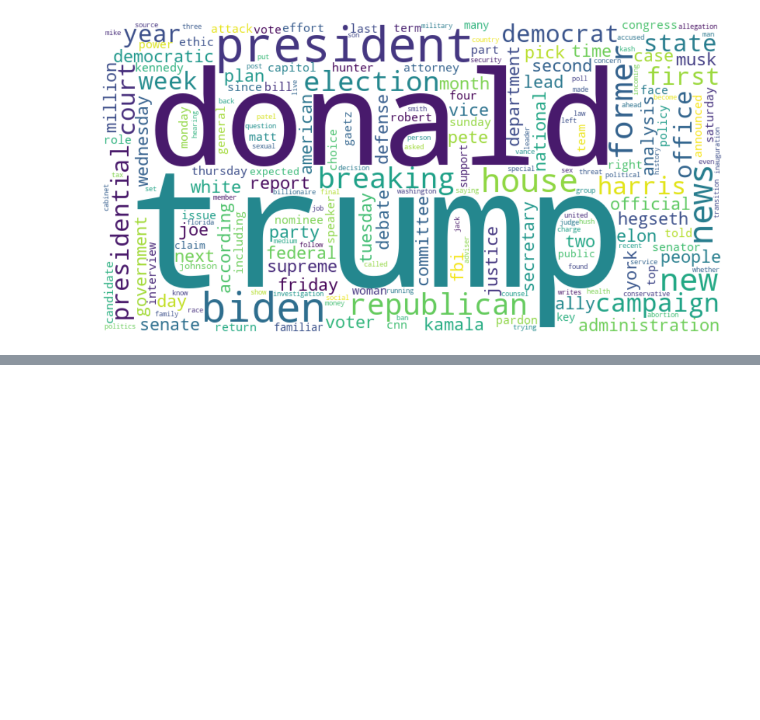
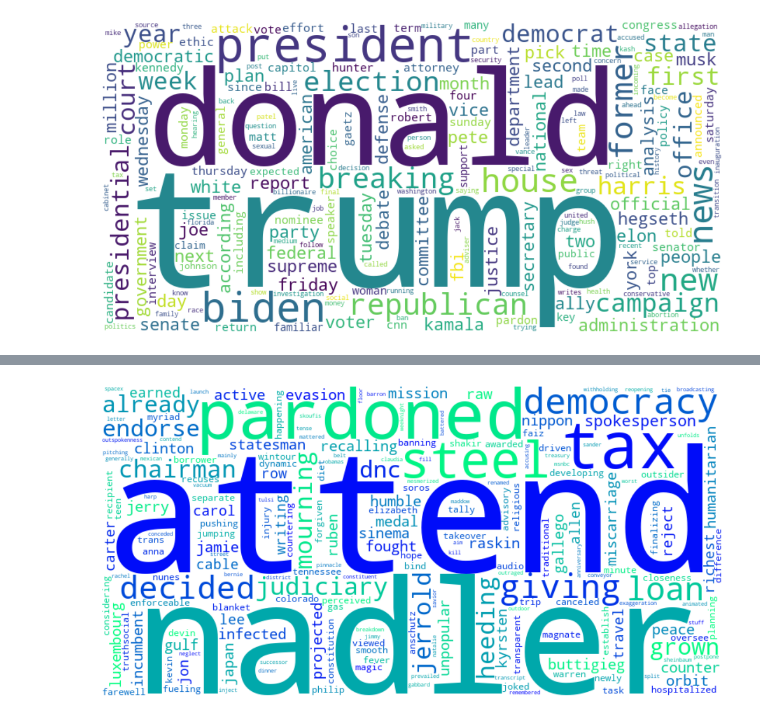
Before and after one commit to GustavoHessVL/BlueSky---WebScraping-, a Jupyter notebook: DataAnal.ipynb, the cells around one changed output, grey strips where cells are left out. Saved outputs shown, nothing was run; the diff lists cells and outputs as text; code cells hidden in the pictures; blank space fills up the shorter version.

```diff
--- a/DataAnal.ipynb
+++ b/DataAnal.ipynb
@@ -794,0 +767,94 @@ ValueError: operands could not be broadcast together with shapes (1090,900,4) (1
+# %%
+import pandas as pd
+import nltk
+from nltk.corpus import stopwords
+from nltk.tokenize import word_tokenize
+from nltk.stem import WordNetLemmatizer
+from collections import Counter
+from wordcloud import WordCloud
+import matplotlib.pyplot as plt
+
+###############################################################################
+# 1. Setup & Data Loading
+###############################################################################
+# If you haven't already downloaded the needed NLTK data, do so:
+nltk.download('punkt')
+nltk.download('stopwords')
+nltk.download('wordnet')
+nltk.download('omw-1.4')
+
+# Read your dataset (CSV) with the columns:
+#    "Post Text","Post Timestamp","Post Link","average_sentiment"
+df = pd.read_csv("average_sentiment_by_post.csv")
+
+###############################################################################
+# 2. Define Stopwords and Initialize Lemmatizer
+###############################################################################
+stop_words = set(stopwords.words('english'))
+
+# Custom stopwords you wish to exclude
+additional_stopwords = {
+    'would', 'said', 'say', 'says', 'also', 'could', 'get', 'got',
+    'like', 'might', 'must', 'need', 'one', 'see', 'should', 'still',
+    'take', 'took', 'tell', 'tells', 'think', 'thinks', 'used', 'use',
+    'using', 'way', 'ways', 'work', 'worked', 'working', 'works'
+}
+
+stop_words = stop_words.union(additional_stopwords)
+
+lemmatizer = WordNetLemmatizer()
+
+###############################################################################
+# 3. Create a Weighted Counter Based on average_sentiment
+###############################################################################
+weighted_counts = Counter()
+
+# Iterate over each row (i.e. each post)
+for index, row in df.iterrows():
+    post_text = str(row['Post Text'])
+    sentiment = float(row['average_sentiment'])  # ensure it's numeric
+
+    # Tokenize the post
+    tokens = word_tokenize(post_text)
+
+    # Filter tokens (remove non-alphabetic, short words, stopwords, etc.)
+    filtered_words = [
+        w.lower() for w in tokens
+        if w.isalpha() and len(w) > 2 and w.lower() not in stop_words
+    ]
+
+    # Lemmatize each word
+    lemmatized_words = [lemmatizer.lemmatize(word) for word in filtered_words]
+
+    # For each word, add this post's sentiment score to the Counter
+    for word in lemmatized_words:
+        weighted_counts[word] += sentiment
+
+###############################################################################
+# 4. Inspect or Print Top Weighted Words
+###############################################################################
+most_common_words = weighted_counts.most_common(20)
+print("Top 20 words by weighted sentiment score:")
+for word, total_sentiment in most_common_words:
+    print(f"{word}: {total_sentiment:.2f}")
+
+###############################################################################
+# 5. Generate the Word Cloud from Weighted Frequencies
+###############################################################################
+# The word sizes in the cloud will scale according to the summed sentiment score
+wordcloud = WordCloud(
+    width=800,
+    height=400,
+    background_color='white',
+        colormap='winter',              # Use a red color map to emphasize negativity
+
+).generate_from_frequencies(weighted_counts)
+
+###############################################################################
+# 6. Plot the Word Cloud
+###############################################################################
+plt.figure(figsize=(15, 7.5))
+plt.imshow(wordcloud, interpolation='bilinear')
+plt.axis('off')
+plt.show()
+# %% [output]
@@ -794,0 +890 @@ ValueError: operands could not be broadcast together with shapes (1090,900,4) (1
+[figure, added]
```
Also changed, not shown: parts of 15 cells of this notebook.
